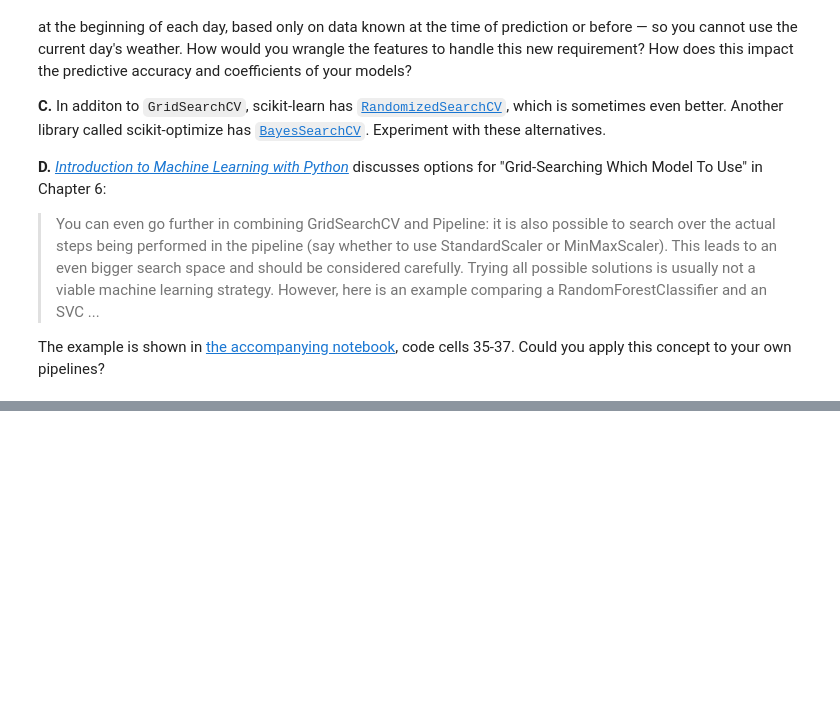
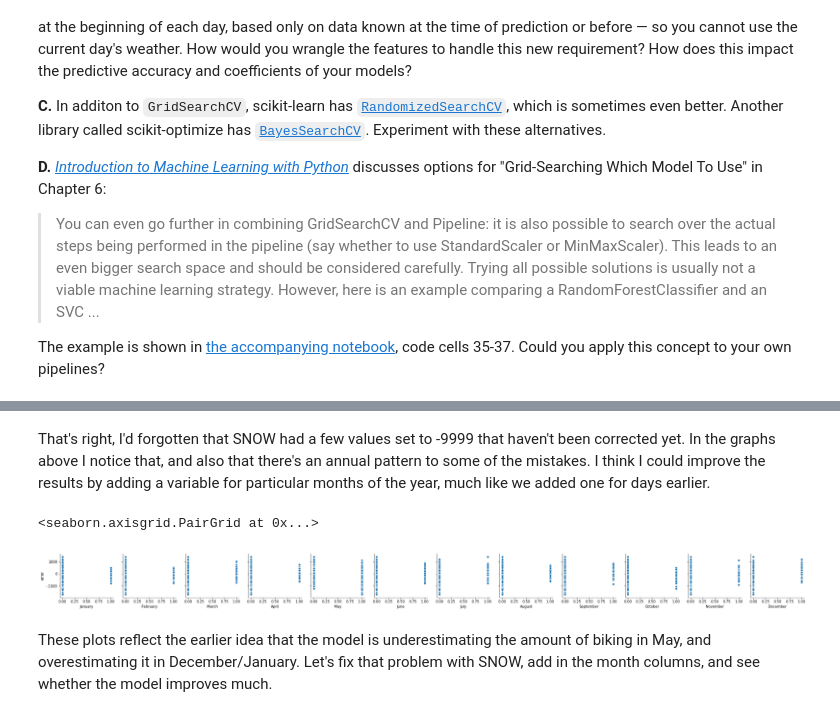
Before and after one commit to LambdaSchool/DS-Unit-2-Sprint-4-Model-Validation, a Jupyter notebook: module-3-select-models-and-parameters/LS_DS_243_Select_models_and_parameters.ipynb, the cells around one changed output, grey strips where cells are left out. Saved outputs shown, nothing was run; the diff lists cells and outputs as text; code cells hidden in the pictures; blank space fills up the shorter version.

```diff
--- a/module-3-select-models-and-parameters/LS_DS_243_Select_models_and_parameters.ipynb
+++ b/module-3-select-models-and-parameters/LS_DS_243_Select_models_and_parameters.ipynb
@@ -766,0 +858,15 @@ The example is shown in [the accompanying notebook](https://github.com/amueller/
+# %% [markdown]
+That's right, I'd forgotten that SNOW had a few values set to -9999 that haven't been corrected yet.  In the graphs above I notice that, and also that there's an annual pattern to some of the mistakes. I think I could improve the results by adding a variable for particular months of the year, much like we added one for days earlier.
+# %%
+# Let's add binary columns that indicate the month:
+months = ['January', 'February', 'March','April', 'May', 'June', 'July',
+        'August', 'September','October', 'November', 'December']
+for mon in months:
+    bikes[mon] = (bikes.index.month_name() == mon).astype(float)
+# %%
+sns.pairplot(data=bikes, y_vars=['error'], x_vars=months);
+# %% [output]
+<seaborn.axisgrid.PairGrid at 0x...>
+[figure, added]
+# %% [markdown]
+These plots reflect the earlier idea that the model is underestimating the amount of biking in May, and overestimating it in December/January.  Let's fix that problem with SNOW, add in the month columns, and see whether the model improves much.
```
Also changed, not shown: parts of 46 cells of this notebook.
